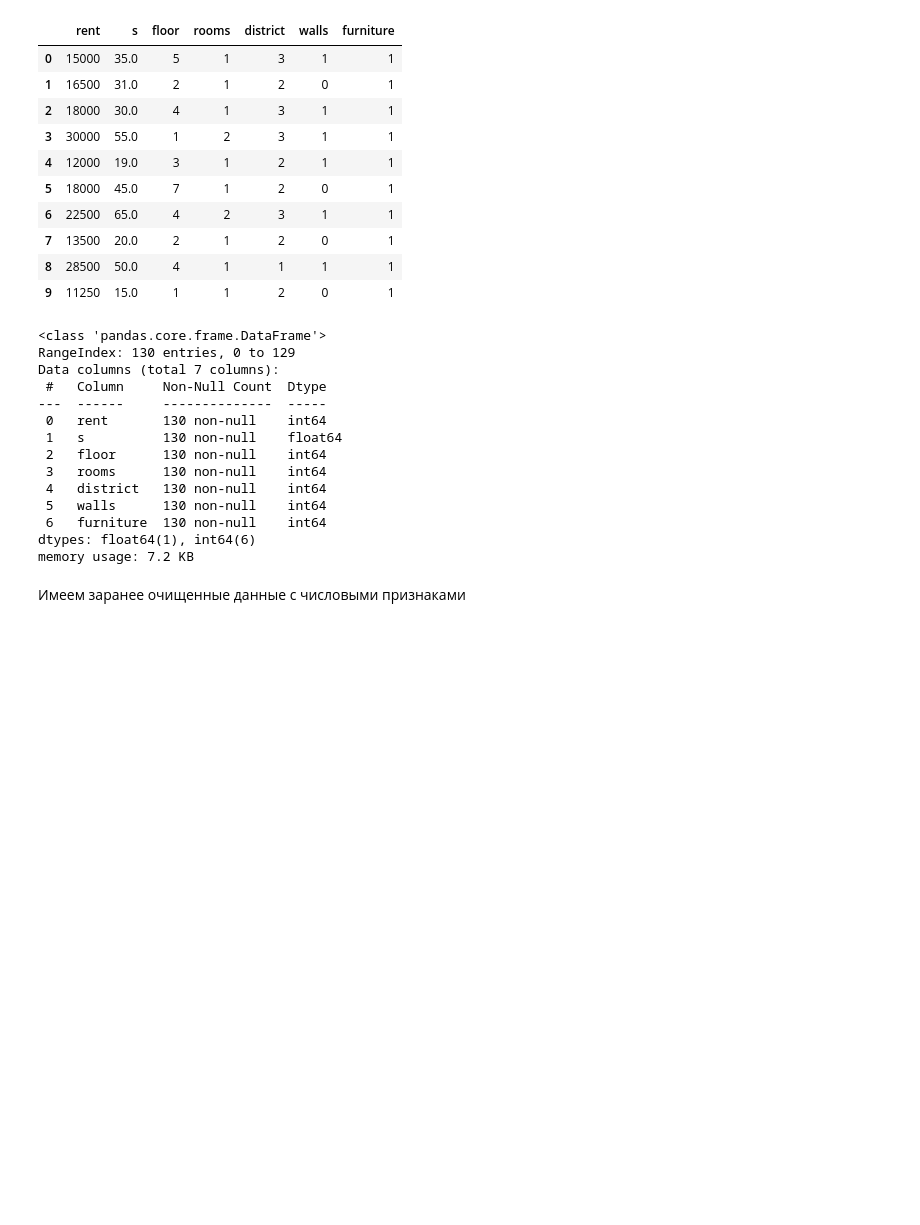
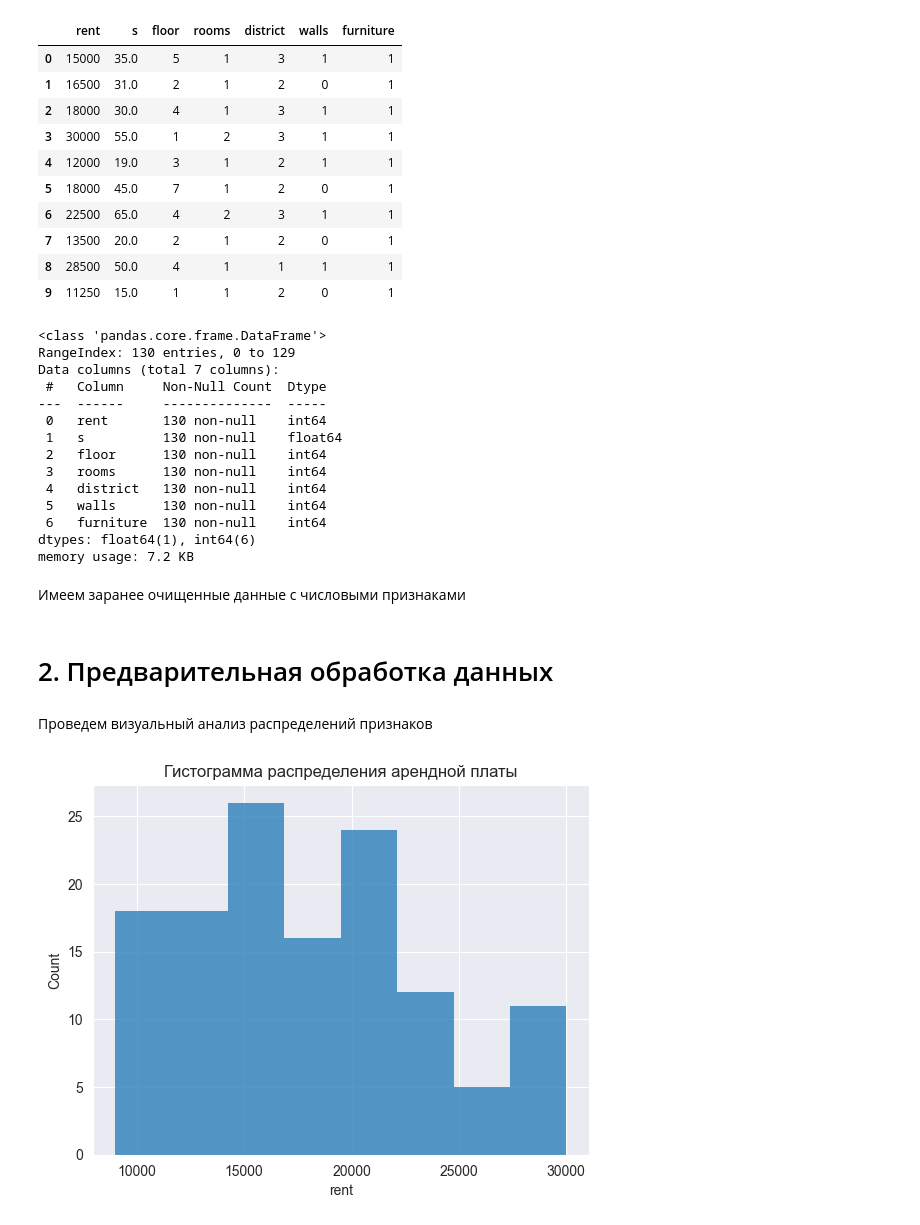
Before and after one commit to Torgovatel/Projects, a Jupyter notebook: DS/study-tsu-rent-ra/src/main.ipynb, the cells around one changed output. Cells and saved outputs as stored; diff of their text form; code cells hidden in the pictures; blank space fills up the shorter version.

```diff
--- a/DS/study-tsu-rent-ra/src/main.ipynb
+++ b/DS/study-tsu-rent-ra/src/main.ipynb
@@ -10,6 +10,7 @@ import sklearn.linear_model as lm
 
 sns.set_style('darkgrid')
 plt.rcParams['scatter.edgecolors'] = 'none'
+plt.rcParams['patch.edgecolor'] = 'none'
 # %% [markdown]
 # 1. Преварительный просмотр данных
 # %%
@@ -49,3 +50,13 @@ dtypes: float64(1), int64(6)
 memory usage: 7.2 KB
 # %% [markdown]
 Имеем заранее очищенные данные с числовыми признаками
+# %% [markdown]
+# 2. Предварительная обработка данных
+# %% [markdown]
+Проведем визуальный анализ распределений признаков
+# %%
+sns.histplot(df['rent'], bins=8)
+plt.title('Гистограмма распределения арендной платы')
+plt.show()
+# %% [output]
+[figure, added]
```
Also changed, not shown: parts of 17 cells of this notebook.
